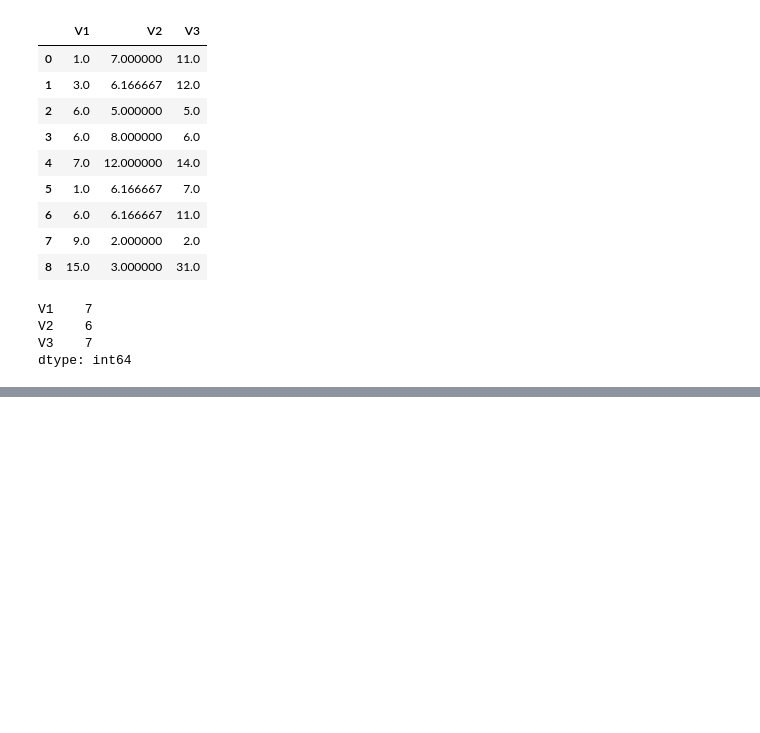
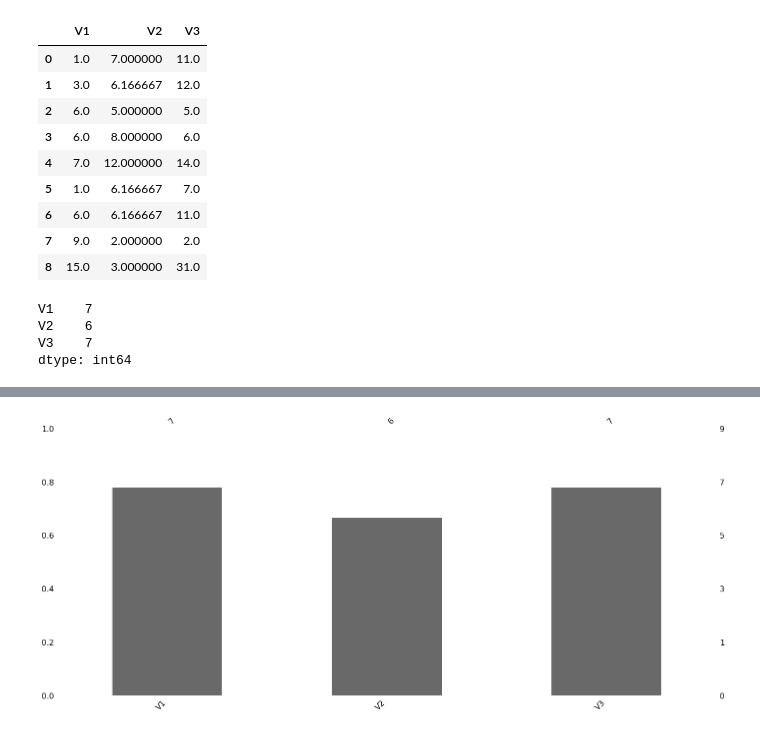
Before and after one commit to tacettinkustu/Data-Analysis, a Jupyter notebook: Data Pre-Processing/data-preporocessing-1.ipynb, the cells around one changed output, grey strips where cells are left out. Cells and saved outputs as stored; diff of their text form; code cells hidden in the pictures; blank space fills up the shorter version.

```diff
--- a/Data Pre-Processing/data-preporocessing-1.ipynb
+++ b/Data Pre-Processing/data-preporocessing-1.ipynb
@@ -620,0 +668,4 @@ dtype: int64
+# %%
+msno.bar(df);
+# %% [output]
+[figure, added]
```
Also changed, not shown: parts of 34 cells of this notebook.
